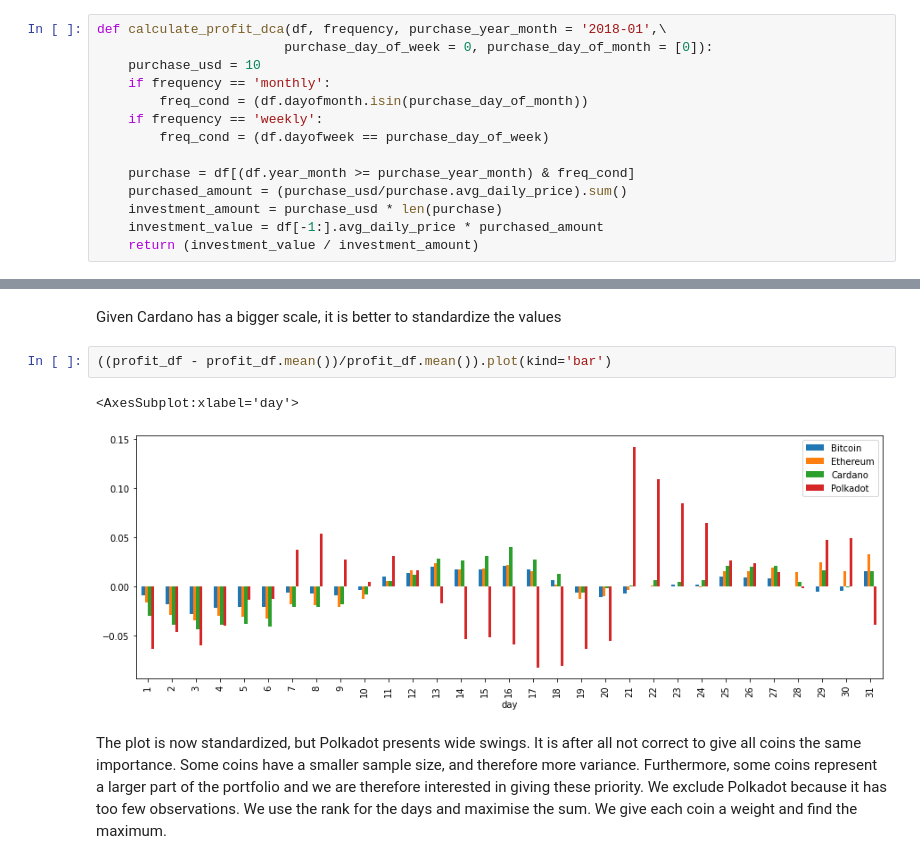
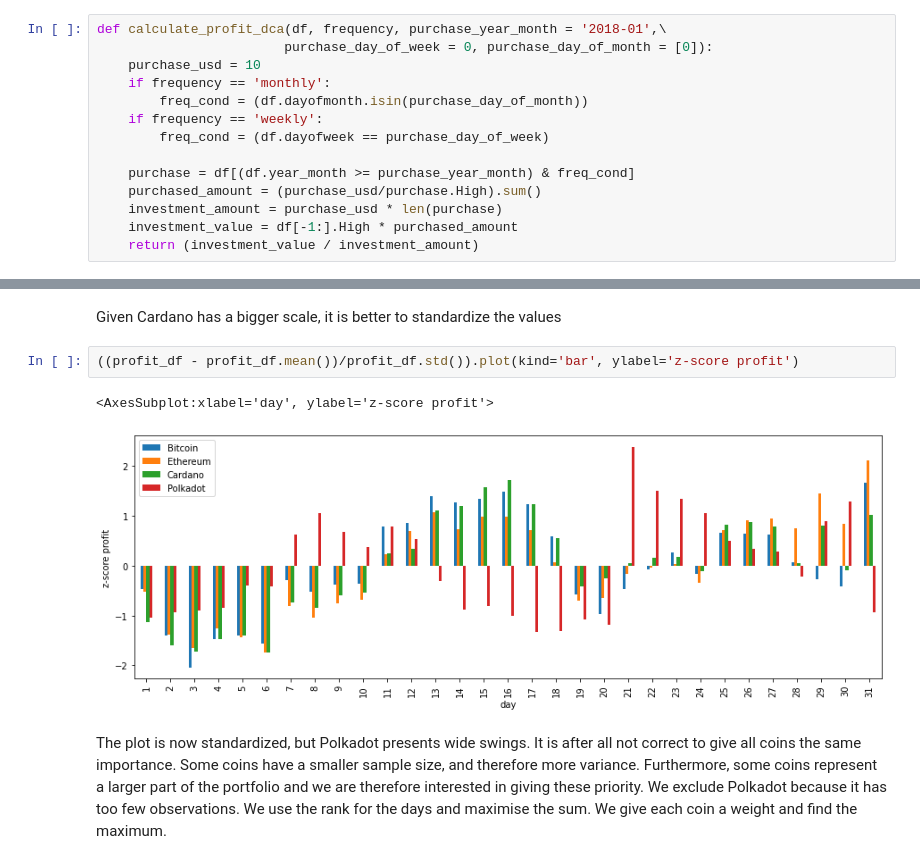
Before and after one commit to IncioMan/crypto_price_analysis, a Jupyter notebook: notebooks/monthly_DCA_most_profitable_day.ipynb, the cells around one changed output, grey strips where cells are left out. Cells and saved outputs as stored; diff of their text form.

```diff
--- a/notebooks/monthly_DCA_most_profitable_day.ipynb
+++ b/notebooks/monthly_DCA_most_profitable_day.ipynb
@@ -30,9 +30,9 @@ def calculate_profit_dca(df, frequency, purchase_year_month = '2018-01',\
         freq_cond = (df.dayofweek == purchase_day_of_week)
 
     purchase = df[(df.year_month >= purchase_year_month) & freq_cond]
-    purchased_amount = (purchase_usd/purchase.avg_daily_price).sum()
+    purchased_amount = (purchase_usd/purchase.High).sum()
     investment_amount = purchase_usd * len(purchase)
-    investment_value = df[-1:].avg_daily_price * purchased_amount
+    investment_value = df[-1:].High * purchased_amount
     return (investment_value / investment_amount)
 # %% [markdown]
 The considered coins
@@ -68,10 +68,10 @@ Let's plot the values
 # %% [markdown]
 Given Cardano has a bigger scale, it is better to standardize the values
 # %%
-((profit_df - profit_df.mean())/profit_df.mean()).plot(kind='bar')
+((profit_df - profit_df.mean())/profit_df.std()).plot(kind='bar', ylabel='z-score profit')
 # %% [output]
-<AxesSubplot:xlabel='day'>
+<AxesSubplot:xlabel='day', ylabel='z-score profit'>
-[figure, old version]
+[figure, new version]
 # %% [markdown]
 The plot is now standardized, but Polkadot presents wide swings. It is after all not correct to give all coins the same importance. Some coins have a smaller sample size, and therefore more variance. Furthermore, some coins represent a larger part of the portfolio and we are therefore interested in giving these priority. We exclude Polkadot because it has too few observations. We use the rank for the days and maximise the sum.
 We give each coin a weight and find the maximum.
```
Also changed, not shown: parts of 2 cells of this notebook, 6 other files.
